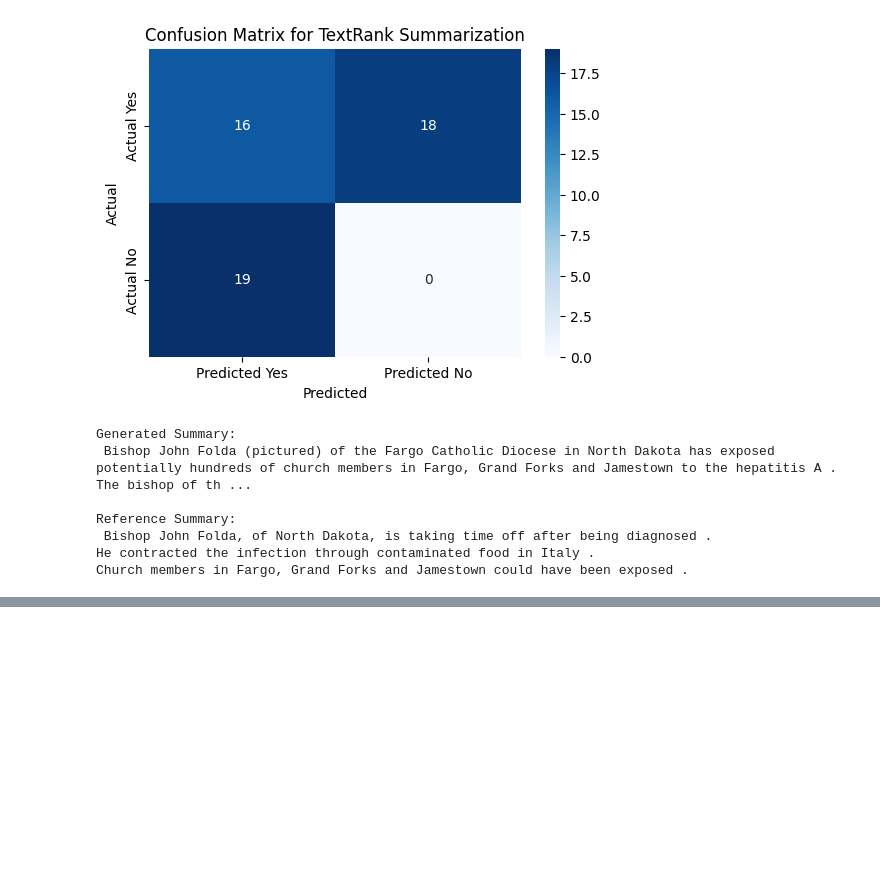
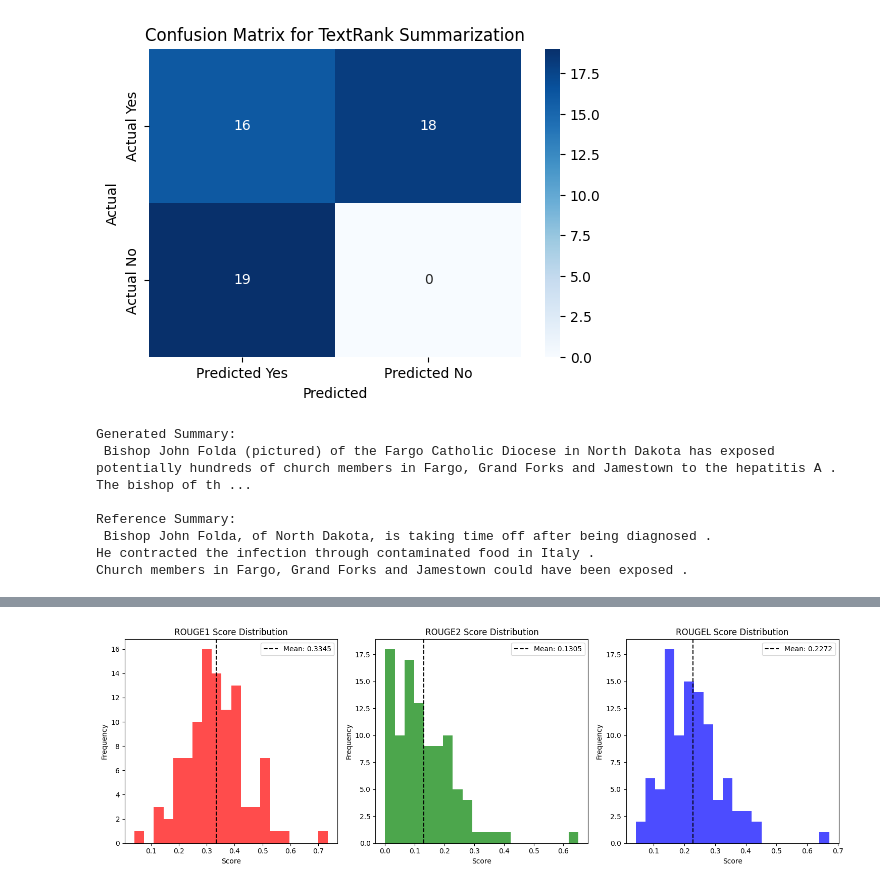
Before and after one commit to AbhishekMandlik/Group1_PSP2, a Jupyter notebook: text_summary/main.ipynb, the cells around one changed output, grey strips where cells are left out. Saved outputs shown, nothing was run; the diff lists cells and outputs as text; code cells hidden in the pictures; blank space fills up the shorter version.

Commit message:
rouge score nd freq

```diff
--- a/text_summary/main.ipynb
+++ b/text_summary/main.ipynb
@@ -100,0 +218,94 @@ Church members in Fargo, Grand Forks and Jamestown could have been exposed .
+# %%
+# ROUGE Evaluation
+def evaluate_summaries(generated_summaries: List[str], reference_summaries: List[str]) -> Dict:
+    """
+    Evaluate generated summaries using ROUGE metrics
+    """
+    scorer = rouge_scorer.RougeScorer(['rouge1', 'rouge2', 'rougeL'], use_stemmer=True)
+
+    rouge1_scores = []
+    rouge2_scores = []
+    rougeL_scores = []
+
+    for gen, ref in zip(generated_summaries, reference_summaries):
+        scores = scorer.score(ref, gen)
+        rouge1_scores.append(scores['rouge1'].fmeasure)
+        rouge2_scores.append(scores['rouge2'].fmeasure)
+        rougeL_scores.append(scores['rougeL'].fmeasure)
+
+    return {
+        'rouge1': {
+            'mean': np.mean(rouge1_scores),
+            'std': np.std(rouge1_scores),
+            'scores': rouge1_scores
+        },
+        'rouge2': {
+            'mean': np.mean(rouge2_scores),
+            'std': np.std(rouge2_scores),
+            'scores': rouge2_scores
+        },
+        'rougeL': {
+            'mean': np.mean(rougeL_scores),
+            'std': np.std(rougeL_scores),
+            'scores': rougeL_scores
+        }
+    }
+
+# Evaluate on a sample of articles
+print("\n=== ROUGE EVALUATION ===")
+sample_size = min(100, len(df))  # Evaluate on first 100 articles or all if less
+generated_summaries = []
+reference_summaries = []
+
+print(f"Evaluating on {sample_size} articles...")
+
+for i in range(sample_size):
+    article = df.loc[i, 'article']
+    reference = df.loc[i, 'highlights']
+
+    generated, _ = summarizer.summarize(article)
+
+    generated_summaries.append(generated)
+    reference_summaries.append(reference)
+
+# Calculate ROUGE scores
+rouge_results = evaluate_summaries(generated_summaries, reference_summaries)
+
+print("\nROUGE Evaluation Results:")
+print(f"ROUGE-1: {rouge_results['rouge1']['mean']:.4f} ± {rouge_results['rouge1']['std']:.4f}")
+print(f"ROUGE-2: {rouge_results['rouge2']['mean']:.4f} ± {rouge_results['rouge2']['std']:.4f}")
+print(f"ROUGE-L: {rouge_results['rougeL']['mean']:.4f} ± {rouge_results['rougeL']['std']:.4f}")
+
+# Save results
+results = {
+    'model': 'TextRank',
+    'evaluation_metrics': rouge_results,
+    'sample_size': sample_size,
+    'hyperparameters': {
+        'top_n_sentences': summarizer.top_n,
+        'similarity_threshold': summarizer.similarity_threshold
+    }
+}
+
+# Save to file
+with open('textrank_evaluation_results.json', 'w') as f:
+    json.dump(results, f, indent=2)
+
+print(f"\nResults saved to 'textrank_evaluation_results.json'")
+
+# Plot ROUGE scores distribution
+fig, axes = plt.subplots(1, 3, figsize=(15, 5))
+
+for i, (metric, ax) in enumerate(zip(['rouge1', 'rouge2', 'rougeL'], axes)):
+    scores = rouge_results[metric]['scores']
+    ax.hist(scores, bins=20, alpha=0.7, color=['red', 'green', 'blue'][i])
+    ax.set_title(f'{metric.upper()} Score Distribution')
+    ax.set_xlabel('Score')
+    ax.set_ylabel('Frequency')
+    ax.axvline(rouge_results[metric]['mean'], color='black', linestyle='--',
+               label=f'Mean: {rouge_results[metric]["mean"]:.4f}')
+    ax.legend()
+
+plt.tight_layout()
+plt.show()
+# %% [output]
@@ -100,0 +321 @@ Church members in Fargo, Grand Forks and Jamestown could have been exposed .
+[figure, added]
```
Also changed, not shown: parts of 5 cells of this notebook, 3 other files.
